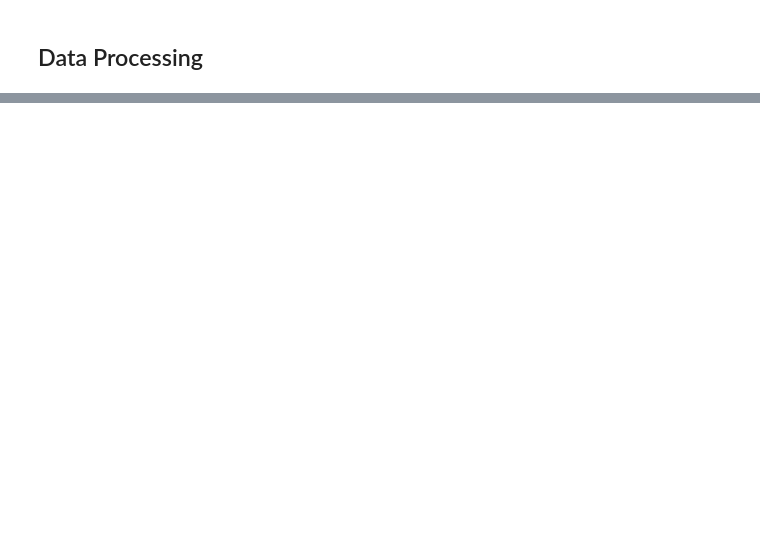
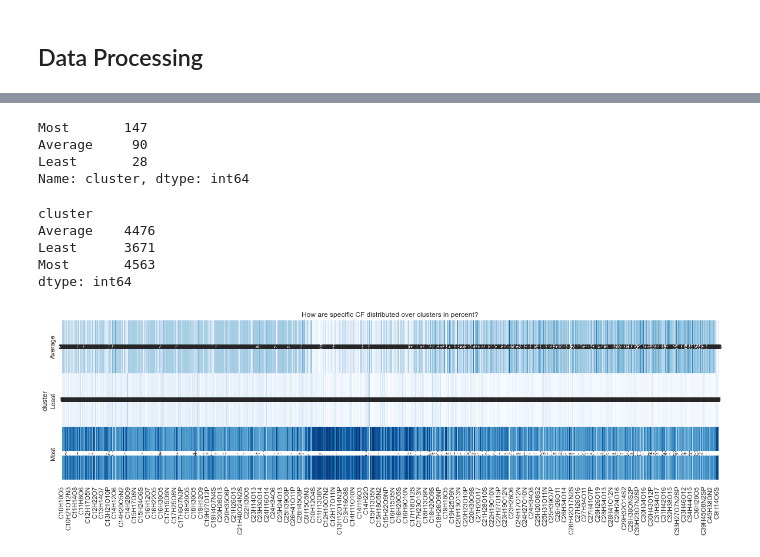
Before and after one commit to mmlchang/WHONDRS_collaboration, a Jupyter notebook: EDA/EDAJaccard.ipynb, the cells around one changed output, grey strips where cells are left out. Cells and saved outputs as stored; diff of their text form; code cells hidden in the pictures; blank space fills up the shorter version.

```diff
--- a/EDA/EDAJaccard.ipynb
+++ b/EDA/EDAJaccard.ipynb
@@ -251,0 +163,40 @@ results.head()
+# %%
+# Number of observation per cluster
+results = sw.copy()
+results['label'] = kmeanModel.labels_
+
+results['cluster'] = np.nan
+results.loc[results['label'] == 0, "cluster"] = 'Most'
+results.loc[results['label'] == 1, "cluster"] = 'Least'
+results.loc[results['label'] == 2, "cluster"] = 'Average'
+
+results["cluster"].value_counts()
+# %% [output]
+Most       147
+Average     90
+Least       28
+Name: cluster, dtype: int64
+# %%
+# Get CF
+sw = pd.read_csv('sw_for_clustering.csv')
+sw = sw.set_index('sample_id')
+sw['cluster'] = results['cluster']
+
+# Presence of CF per cluster
+temp = sw.groupby("cluster").any()
+temp.sum(axis=1)
+# %% [output]
+cluster
+Average    4476
+Least      3671
+Most       4563
+dtype: int64
+# %%
+# Plot distribution of CF over clusters
+grouped_targets = sw.groupby('cluster').sum() / sw.drop('cluster', axis=1).sum(axis=0) * 100
+grouped_targets = grouped_targets.apply(np.round).astype(np.int32)
+plt.figure(figsize=(20,5))
+sns.heatmap(grouped_targets, cmap="Blues", annot=True, fmt="g", cbar=False);
+plt.title("How are specific CF distributed over clusters in percent?");
+# %% [output]
+[figure, added]
```
Also changed, not shown: parts of 51 cells of this notebook, 9 other files.
